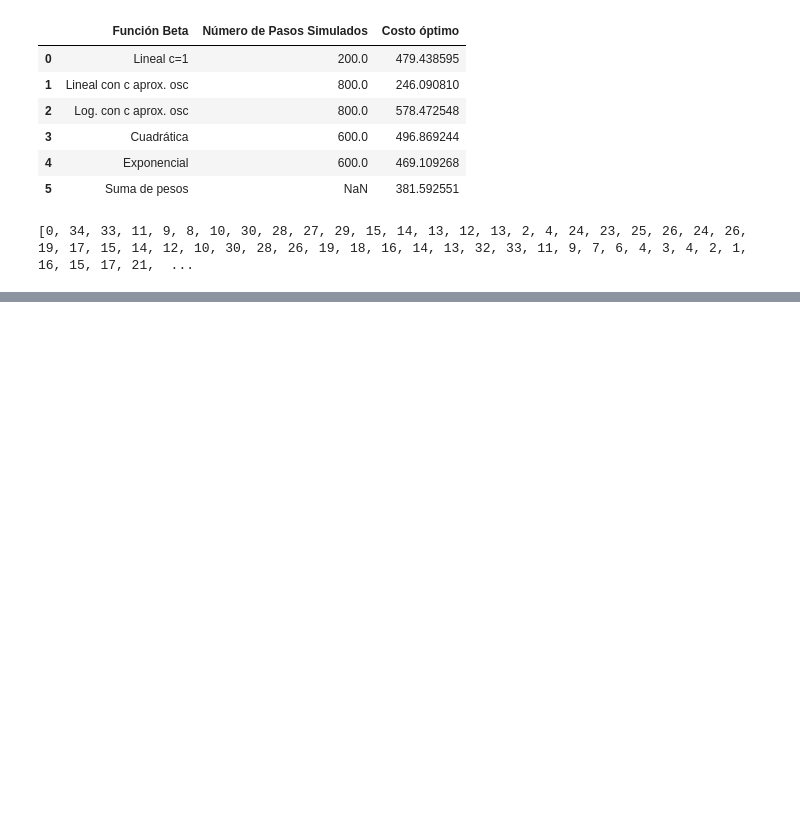
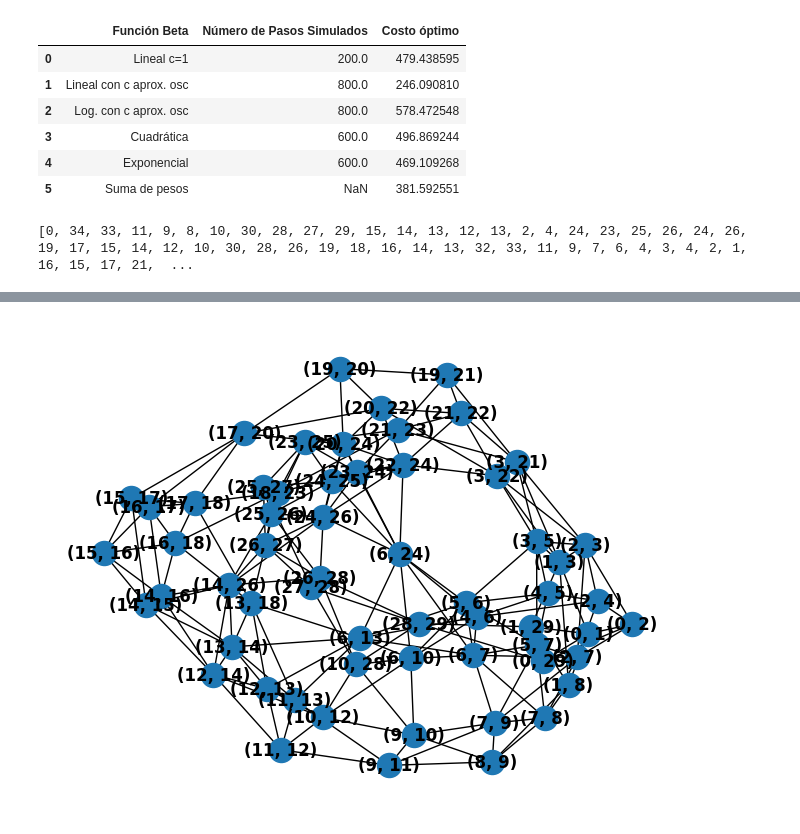
Before and after one commit to BrunoSkarmeta/CPP-SA, a Jupyter notebook: algoritmo.ipynb, the cells around one changed output, grey strips where cells are left out. Saved outputs shown, nothing was run; the diff lists cells and outputs as text; code cells hidden in the pictures; blank space fills up the shorter version.

```diff
--- a/algoritmo.ipynb
+++ b/algoritmo.ipynb
@@ -961,0 +966,7 @@ plt.show()
+# %%
+import matplotlib.pyplot as plt
+import pandas as pd
+import numpy as np
+
+data = pd.read_csv("cl.csv")
+print(data)
@@ -961,0 +1059,17 @@ plt.show()
+# %%
+# Generamos el grafo de líneas, que nos servirá para construir la configuración inicial.
+L = nx.line_graph(G)
+
+for u, v in L.edges:
+    L[u][v]['weight'] = 1
+
+for u, v in L.edges:
+    L[u][v]['shortest_path'] = None
+
+# Lo dibujamos
+pos = nx.spring_layout(L)
+nx.draw(L, pos, with_labels=True, font_weight='bold')
+
+plt.show()
+# %% [output]
+[figure, added]
```
Also changed, not shown: parts of 19 cells of this notebook, 1 other file.
